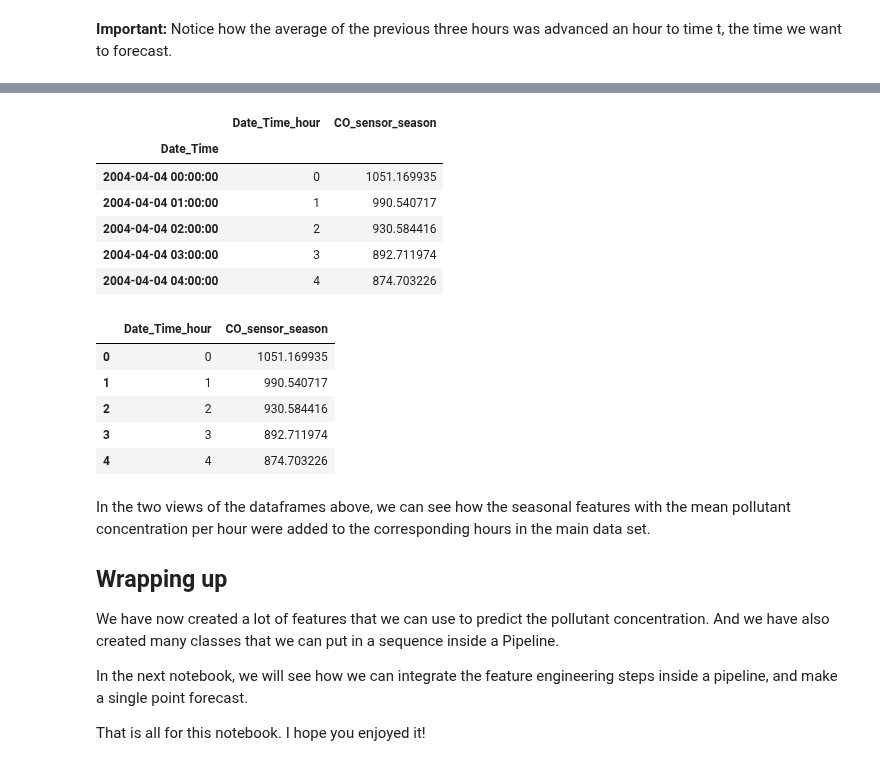
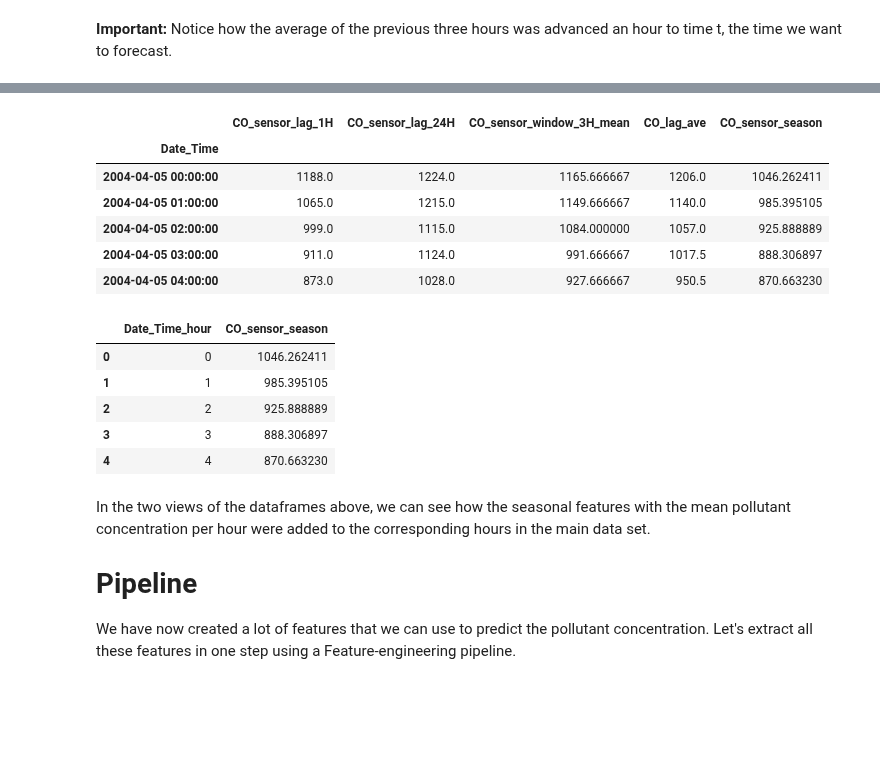
Before and after one commit to trainindata/feature-engineering-for-time-series-forecasting, a Jupyter notebook: 03-Challenges-in-Time-Series-Forecasting/03-Refactoring-feature-engineering.ipynb, the cells around one changed output, grey strips where cells are left out. Drawn from its saved outputs; the diff is of its cells as text; code cells hidden in the pictures; blank space fills up the shorter version.

Commit message:
update notebooks with Kishans comments

```diff
--- a/03-Challenges-in-Time-Series-Forecasting/03-Refactoring-feature-engineering.ipynb
+++ b/03-Challenges-in-Time-Series-Forecasting/03-Refactoring-feature-engineering.ipynb
@@ -329,14 +224,16 @@ We automate this procedure with Feature-engine.
 # %%
 # Create features that capture the cyclical representation.
 
-cyclical = CyclicalTransformer(
+cyclicf = CyclicalTransformer(
+
     # The features we want to transform.
     variables=["Date_Time_month", "Date_Time_hour"],
+
     # Whether to drop the original features.
     drop_original=False,
 )
 
-data = cyclical.fit_transform(data)
+data = cyclicf.fit_transform(data)
 
-data.head()
+data[[v for v in data.columns if "Date_Time_month" in v or "Date_Time_hour" in v]].head()
 # %% [output]
@@ -410,0 +272,10 @@ This is the first class that we create where we need to learn parameters from th
+# %%
+# We drop the observations with NA
+
+print(data.shape)
+
+imputer = DropMissingData()
+
+data = imputer.fit_transform(data)
+
+print(data.shape)
@@ -411,5 +291,6 @@ This is the first class that we create where we need to learn parameters from th
 # %%
 class SeasonalTransformer(BaseEstimator, TransformerMixin):
+
     def __init__(self, season_var, variables):
 
         # In the init we specify the parameters that
@@ -440,7 +321,7 @@ class SeasonalTransformer(BaseEstimator, TransformerMixin):
         # Rename the new variables.
         self.seasonal_.columns = [v + "_season" for v in self.variables]
 
-        # Ensure returned grouping is a dataframe
+        # Reset index
         self.seasonal_ = self.seasonal_.reset_index()
 
         return self
@@ -455,52 +336,54 @@ class SeasonalTransformer(BaseEstimator, TransformerMixin):
         # Store the datetime index (it is lost in merge)
         index = X.index
 
-        # Add the seasonal feature
+        # Add the seasonal feature.
         X = X.merge(self.seasonal_, on=self.season_var, how="left")
 
-        # restore the datetime index to the df
+        # Restore the datetime index to the df
         X.index = index
 
+        # Drop input variable
+        X = X.drop(self.variables, axis=1)
+
         return X
 # %%
-seasonal_t = SeasonalTransformer(
-    # the variable for the grouping
+seasonf = SeasonalTransformer(
+
+    # the seasonal variable
     season_var="Date_Time_hour",
-    # the variables to group
+
+    # the time series
     variables=["CO_sensor"],
 )
 
 # Add the seasonal features
-data = seasonal_t.fit_transform(data)
+data = seasonf.fit_transform(data)
 
-data[["Date_Time_hour", "CO_sensor_season"]].head()
+# Show new variables
+data[[v for v in data.columns if "CO" in v]].head()
 # %% [output]
-|  | Date_Time_hour | CO_sensor_season |
-| Date_Time |  |  |
-| 2004-04-04 00:00:00 | 0 | 1051.169935 |
-| 2004-04-04 01:00:00 | 1 | 990.540717 |
-| 2004-04-04 02:00:00 | 2 | 930.584416 |
-| 2004-04-04 03:00:00 | 3 | 892.711974 |
-| 2004-04-04 04:00:00 | 4 | 874.703226 |
+|  | CO_sensor_lag_1H | CO_sensor_lag_24H | CO_sensor_window_3H_mean | CO_lag_ave | CO_sensor_season |
+| Date_Time |  |  |  |  |  |
+| 2004-04-05 00:00:00 | 1188.0 | 1224.0 | 1165.666667 | 1206.0 | 1046.262411 |
+| 2004-04-05 01:00:00 | 1065.0 | 1215.0 | 1149.666667 | 1140.0 | 985.395105 |
+| 2004-04-05 02:00:00 | 999.0 | 1115.0 | 1084.000000 | 1057.0 | 925.888889 |
+| 2004-04-05 03:00:00 | 911.0 | 1124.0 | 991.666667 | 1017.5 | 888.306897 |
+| 2004-04-05 04:00:00 | 873.0 | 1028.0 | 927.666667 | 950.5 | 870.663230 |
 # %%
 # The transformer learned and stored the mean
 # pollutant concentration per hour.
 
-seasonal_t.seasonal_.head()
+seasonf.seasonal_.head()
 # %% [output]
 |  | Date_Time_hour | CO_sensor_season |
-| 0 | 0 | 1051.169935 |
-| 1 | 1 | 990.540717 |
-| 2 | 2 | 930.584416 |
-| 3 | 3 | 892.711974 |
-| 4 | 4 | 874.703226 |
+| 0 | 0 | 1046.262411 |
+| 1 | 1 | 985.395105 |
+| 2 | 2 | 925.888889 |
+| 3 | 3 | 888.306897 |
+| 4 | 4 | 870.663230 |
 # %% [markdown]
 In the two views of the dataframes above, we can see how the seasonal features with the mean pollutant concentration per hour were added to the corresponding hours in the main data set.
 
-## Wrapping up
+# Pipeline
 
-We have now created a lot of features that we can use to predict the pollutant concentration. And we have also created many classes that we can put in a sequence inside a Pipeline.
-
-In the next notebook, we will see how we can integrate the feature engineering steps inside a pipeline, and make a single point forecast.
-
-That is all for this notebook. I hope you enjoyed it!
+We have now created a lot of features that we can use to predict the pollutant concentration. Let's extract all these features in one step using a Feature-engineering pipeline.
```
Also changed, not shown: parts of 37 cells of this notebook, 5 other files.
